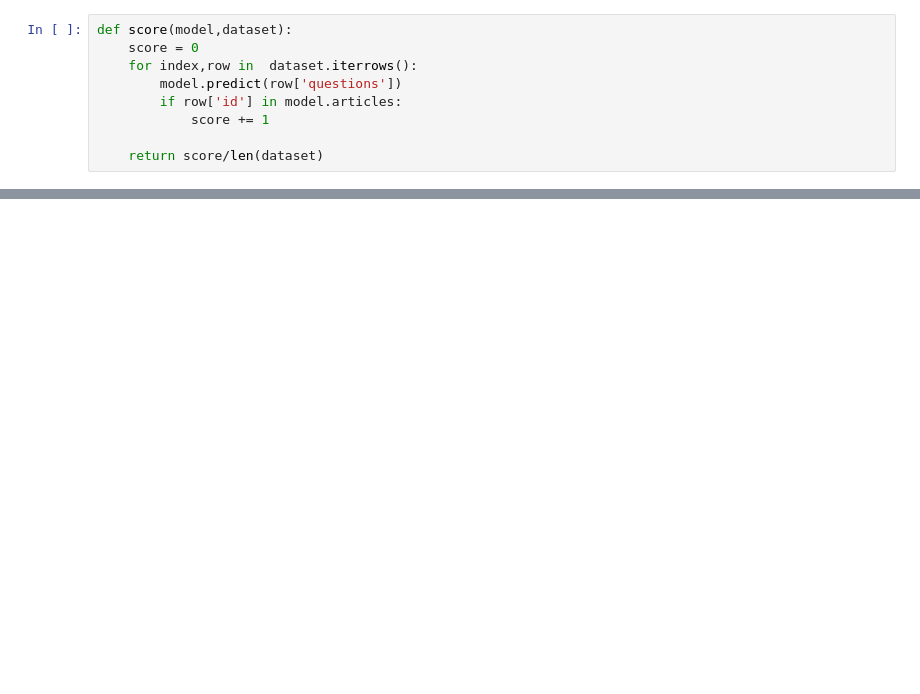
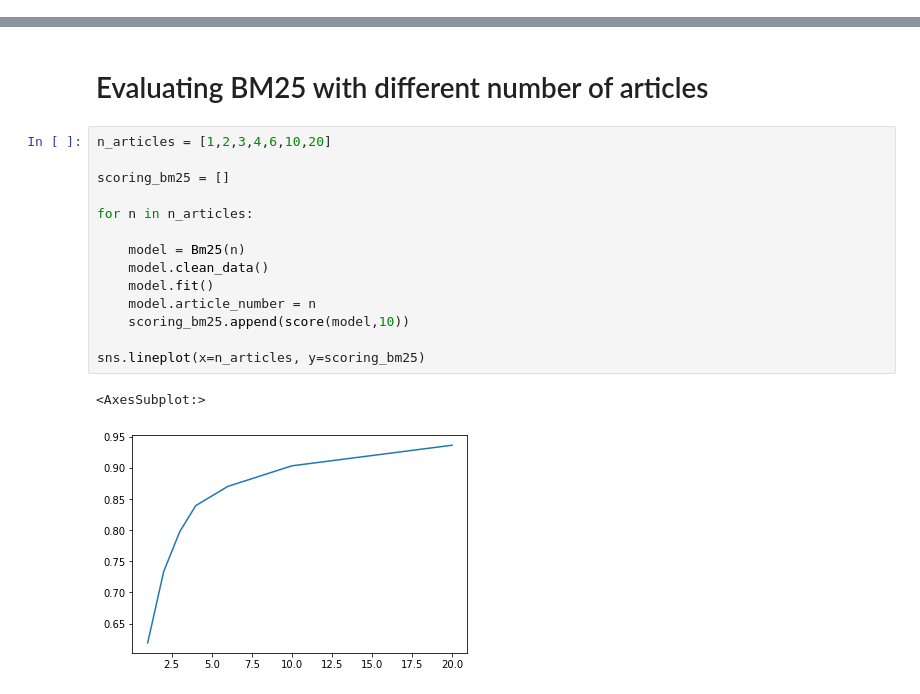
Before and after one commit to MarcusLZ/harvai, a Jupyter notebook: notebooks/retriever_eval.ipynb, the cells around one changed output, grey strips where cells are left out. Drawn from its saved outputs; the diff is of its cells as text; blank space fills up the shorter version.

Commit message:
scoring & ranking retrivers

```diff
--- a/notebooks/retriever_eval.ipynb
+++ b/notebooks/retriever_eval.ipynb
@@ -64,9 +0,0 @@ INFO - haystack.nodes.retriever.dense -  DPR model loaded from ../raw_data/retri
-# %%
-def score(model,dataset):
-    score = 0
-    for index,row in  dataset.iterrows():
-        model.predict(row['questions'])
-        if row['id'] in model.articles:
-            score += 1
-
-    return score/len(dataset)
@@ -106,0 +19,19 @@ embedding.fit()
+# %% [markdown]
+# Evaluating BM25 with different number of articles
+# %%
+n_articles = [1,2,3,4,6,10,20]
+
+scoring_bm25 = []
+
+for n in n_articles:
+
+    model = Bm25(n)
+    model.clean_data()
+    model.fit()
+    model.article_number = n
+    scoring_bm25.append(score(model,10))
+
+sns.lineplot(x=n_articles, y=scoring_bm25)
+# %% [output]
+<AxesSubplot:>
+[figure, added]
```
Also changed, not shown: parts of 32 cells of this notebook, 6 other files.
